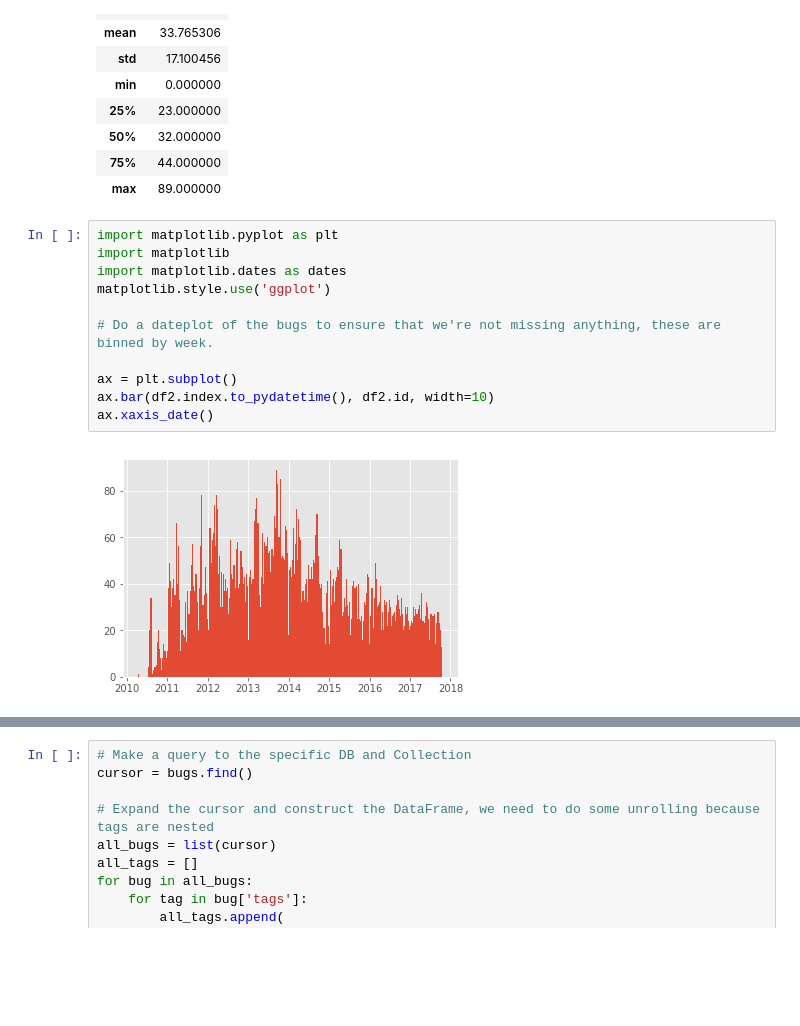
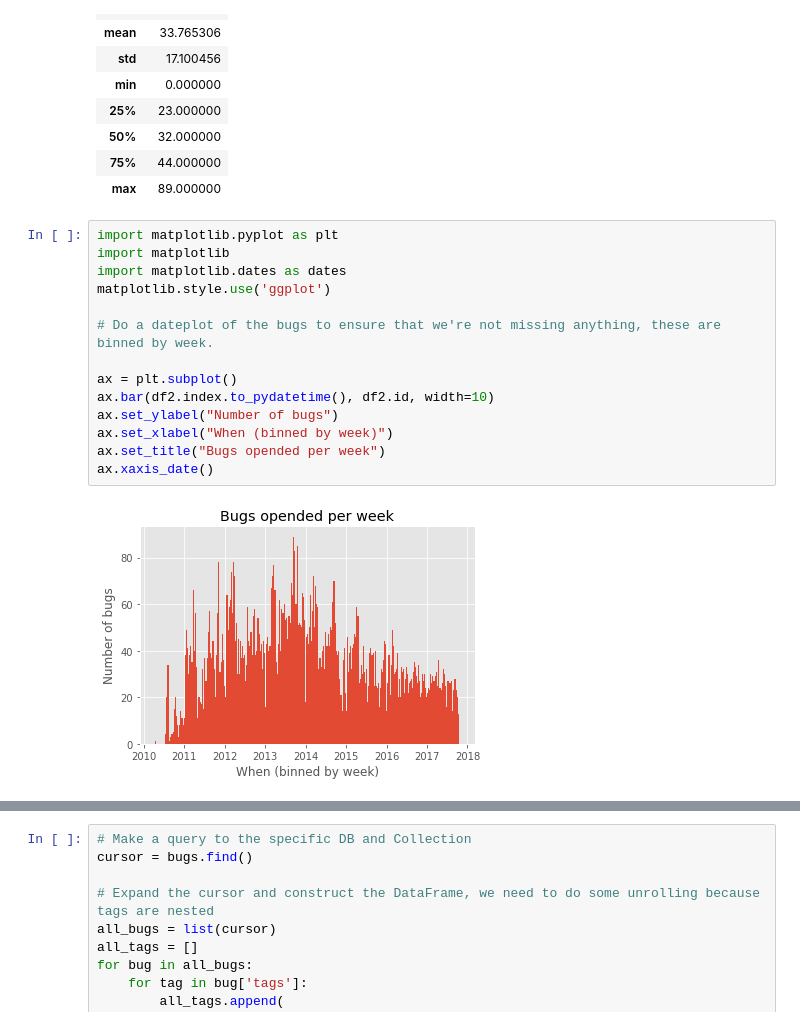
Before and after one commit to sdague/openstack-bugs-ml, a Jupyter notebook: Explore Nova Bugs.ipynb, the cells around one changed output, grey strips where cells are left out. Cells and saved outputs as stored; diff of their text form; blank space fills up the shorter version.

```diff
--- a/Explore Nova Bugs.ipynb
+++ b/Explore Nova Bugs.ipynb
@@ -87,13 +95,16 @@ df2.describe()
 # %%
 import matplotlib.pyplot as plt
 import matplotlib
 import matplotlib.dates as dates
 matplotlib.style.use('ggplot')
 
 # Do a dateplot of the bugs to ensure that we're not missing anything, these are binned by week.
 
 ax = plt.subplot()
 ax.bar(df2.index.to_pydatetime(), df2.id, width=10)
+ax.set_ylabel("Number of bugs")
+ax.set_xlabel("When (binned by week)")
+ax.set_title("Bugs opended per week")
 ax.xaxis_date()
 # %% [output]
-[figure, old version]
+[figure, new version]
```
Also changed, not shown: parts of 2 cells of this notebook, 1 other file.
